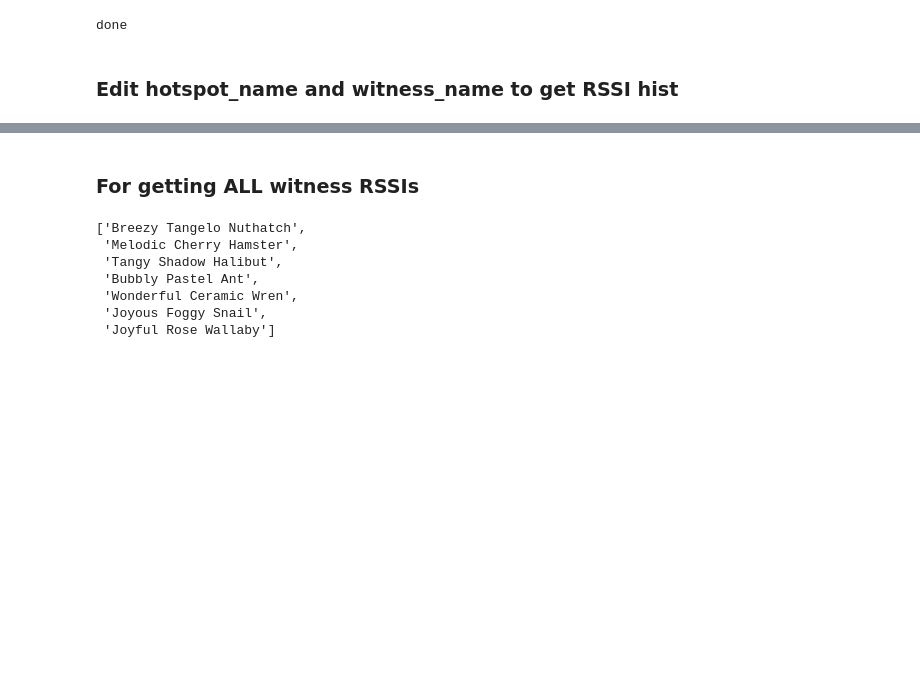
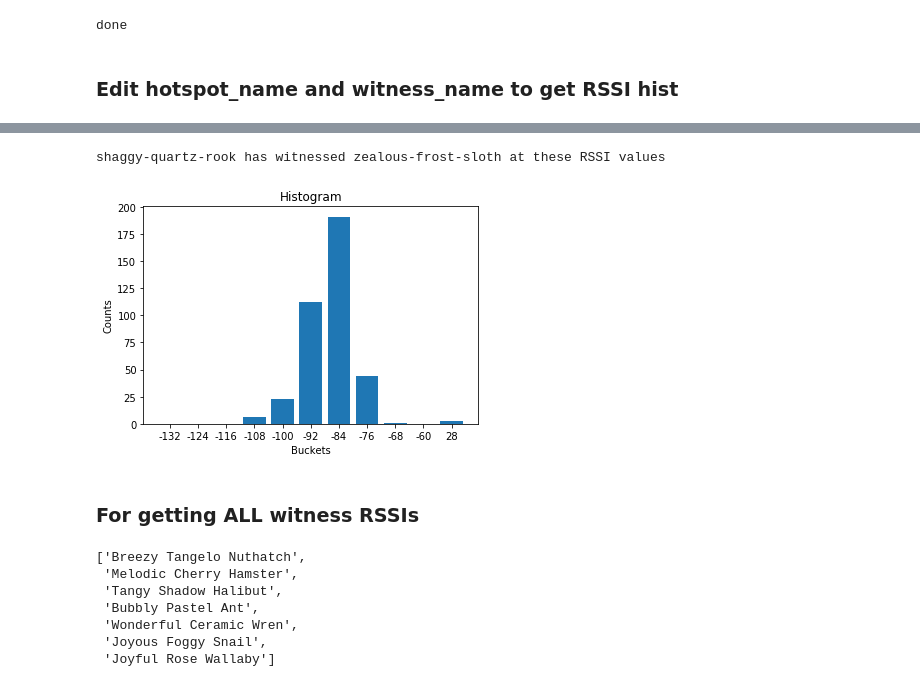
Before and after one commit to helium/ipython-target-modeling, a Jupyter notebook: poc_inspector.ipynb, the cells around one changed output, grey strips where cells are left out. Cells and saved outputs as stored; diff of their text form; code cells hidden in the pictures; blank space fills up the shorter version.

```diff
--- a/poc_inspector.ipynb
+++ b/poc_inspector.ipynb
@@ -154,3 +155,8 @@ innocent-jade-robin has witnessed stale-iris-gecko at these RSSI values
+# %%
+plot_single_witness_by_name("zealous-frost-sloth", "shaggy-quartz-rook")
+# %% [output]
+shaggy-quartz-rook has witnessed zealous-frost-sloth at these RSSI values
+[figure, added]
 # %% [markdown]
 ### For getting ALL witness RSSIs
 # %%
```
Also changed, not shown: parts of 7 cells of this notebook.
